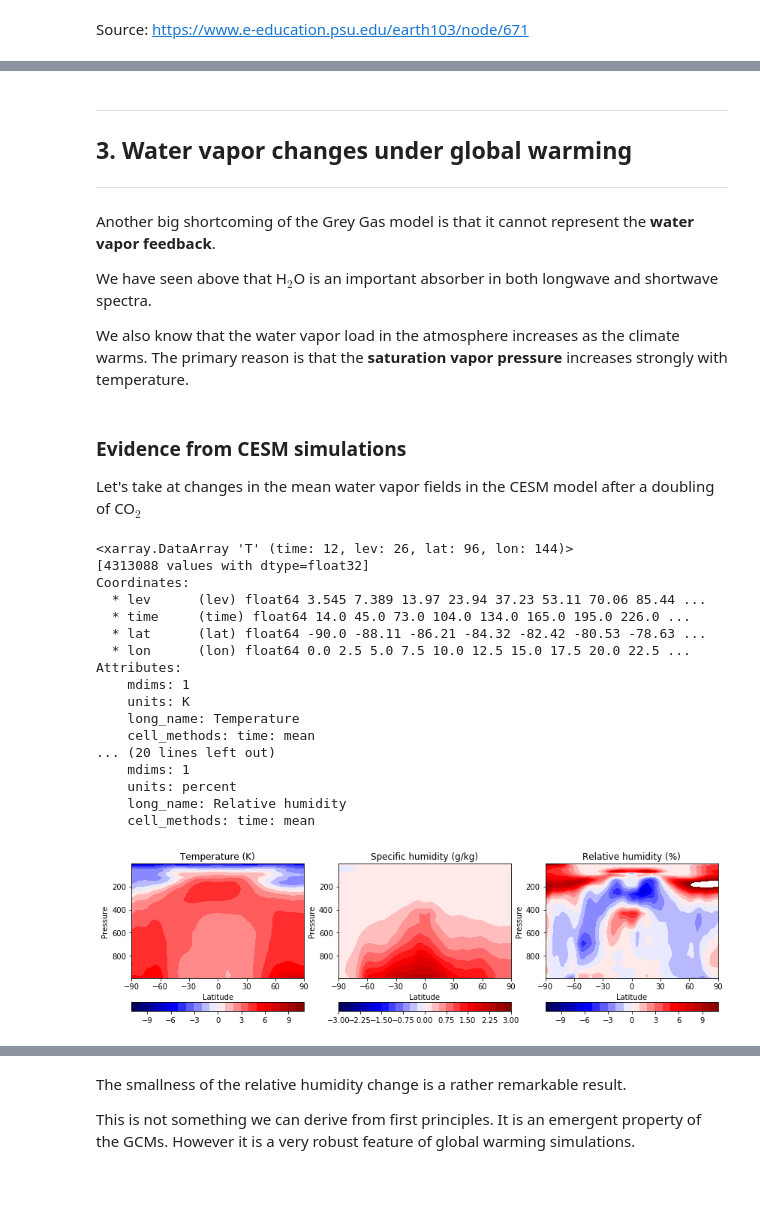
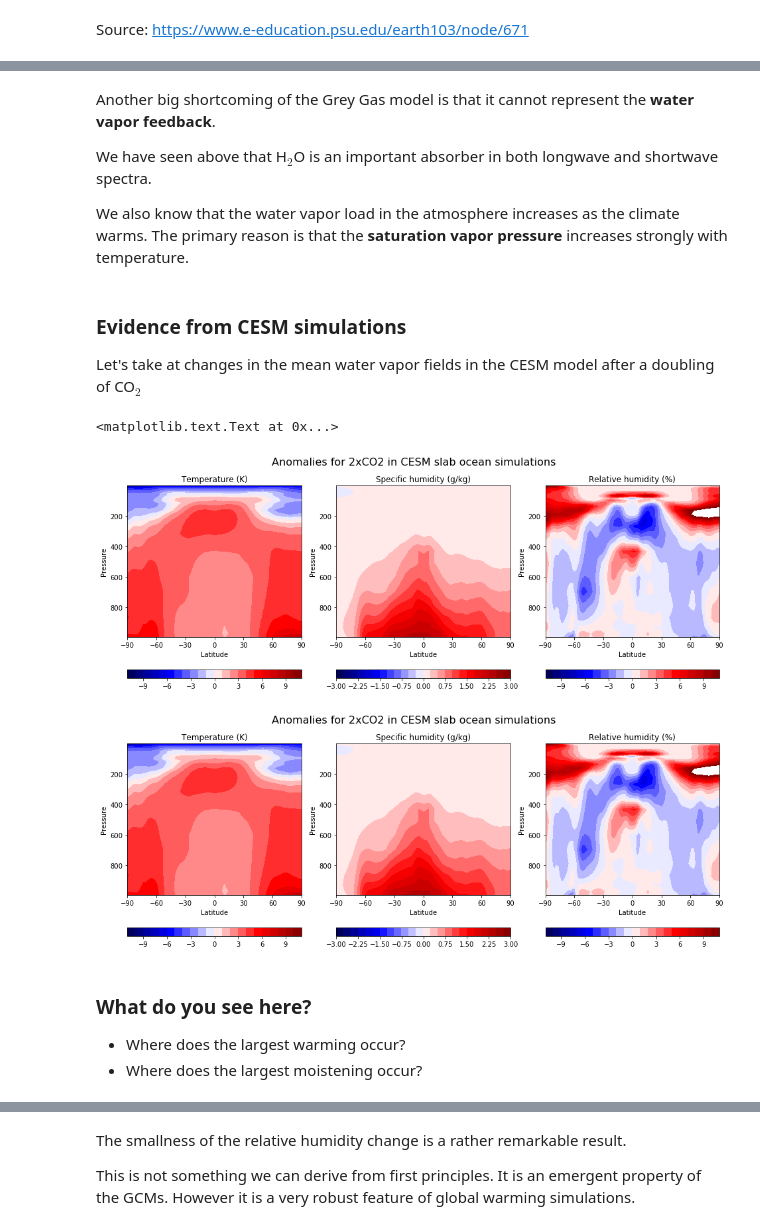
Before and after one commit to brian-rose/ClimateModeling_courseware, a Jupyter notebook: Lectures/Lecture09 -- Who needs spectral bands.ipynb, the cells around one changed output, grey strips where cells are left out. Cells and saved outputs as stored; diff of their text form; code cells hidden in the pictures; blank space fills up the shorter version.

```diff
--- a/Lectures/Lecture09 -- Who needs spectral bands.ipynb
+++ b/Lectures/Lecture09 -- Who needs spectral bands.ipynb
@@ -132,10 +140,4 @@ We would therefore like to start using a model that includes enough spectral inf
 # %% [markdown]
-____________
-<a id='section3'></a>
-
-## 3. Water vapor changes under global warming
-____________
-
 Another big shortcoming of the Grey Gas model is that it cannot represent the **water vapor feedback**.
 
 We have seen above that H$_2$O is an important absorber in both longwave and shortwave spectra.
@@ -157,60 +159,50 @@ datapath = "http://ramadda.atmos.albany.edu:8080/repository/opendap/latest/Top/U
 endstr = "/entry.das"
 ctrl = xr.open_dataset(datapath + 'som_control/som_control.cam.h0.clim.nc' + endstr, decode_times=False)
 co2 = xr.open_dataset(datapath + 'som_2xCO2/som_2xCO2.cam.h0.clim.nc' + endstr, decode_times=False)
-# %%
-# Get temperature, specific humidity and relative humidity
-print ctrl['T']
-print ctrl['Q']
-print ctrl['RELHUM']
-# %% [output]
-<xarray.DataArray 'T' (time: 12, lev: 26, lat: 96, lon: 144)>
-[4313088 values with dtype=float32]
-Coordinates:
-  * lev      (lev) float64 3.545 7.389 13.97 23.94 37.23 53.11 70.06 85.44 ...
-  * time     (time) float64 14.0 45.0 73.0 104.0 134.0 165.0 195.0 226.0 ...
-  * lat      (lat) float64 -90.0 -88.11 -86.21 -84.32 -82.42 -80.53 -78.63 ...
-  * lon      (lon) float64 0.0 2.5 5.0 7.5 10.0 12.5 15.0 17.5 20.0 22.5 ...
-Attributes:
-    mdims: 1
-    units: K
-    long_name: Temperature
-    cell_methods: time: mean
-... (20 lines left out)
-    mdims: 1
-    units: percent
-    long_name: Relative humidity
-    cell_methods: time: mean
 # %%
 #  Plot cross-sections of the following anomalies under 2xCO2:
 #   - Temperature
 #   - Specific humidity
 #   - Relative humidity
 
-fig, axes = plt.subplots(1,3, figsize=(14,4))
+fig, axes = plt.subplots(1,3, figsize=(16,6))
 
 ax = axes[0]
 CS = ax.contourf(ctrl.lat, ctrl.lev, (co2['T'] - ctrl['T']).mean(dim=('time','lon')),
                  levels=np.arange(-11,12,1), cmap=plt.cm.seismic)
 ax.set_title('Temperature (K)')
 fig.colorbar(CS, orientation='horizontal', ax=ax)
 
 ax = axes[1]
 CS = ax.contourf(ctrl.lat, ctrl.lev, (co2['Q'] - ctrl['Q']).mean(dim=('time','lon'))*1000,
                  levels=np.arange(-3,3.25,0.25), cmap=plt.cm.seismic)
 ax.set_title('Specific humidity (g/kg)')
 fig.colorbar(CS, orientation='horizontal', ax=ax)
 
 ax = axes[2]
 CS = ax.contourf(ctrl.lat, ctrl.lev, (co2['RELHUM'] - ctrl['RELHUM']).mean(dim=('time','lon')),
                  levels=np.arange(-11,12,1), cmap=plt.cm.seismic)
 ax.set_title('Relative humidity (%)')
 fig.colorbar(CS, orientation='horizontal', ax=ax)
 
 for ax in axes:
     ax.invert_yaxis()
     ax.set_xticks([-90, -60, -30, 0, 30, 60, 90]);
     ax.set_xlabel('Latitude')
     ax.set_ylabel('Pressure')
+
+fig.suptitle('Anomalies for 2xCO2 in CESM slab ocean simulations', fontsize=16)
 # %% [output]
+<matplotlib.text.Text at 0x...>
-[figure, old version]
+[figure, new version]
+# %%
+# Re-display the above figure for slideshow
+fig
+# %% [output]
+[figure, added]
+# %% [markdown]
+### What do you see here?
+
+- Where does the largest warming occur?
+- Where does the largest moistening occur?
 # %% [markdown]
```
Also changed, not shown: parts of 30 cells of this notebook, 1 other file.
